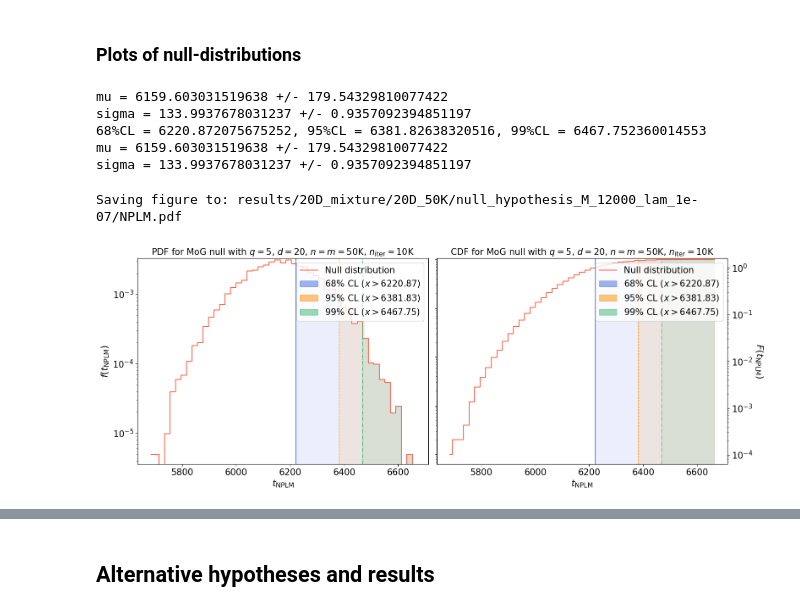
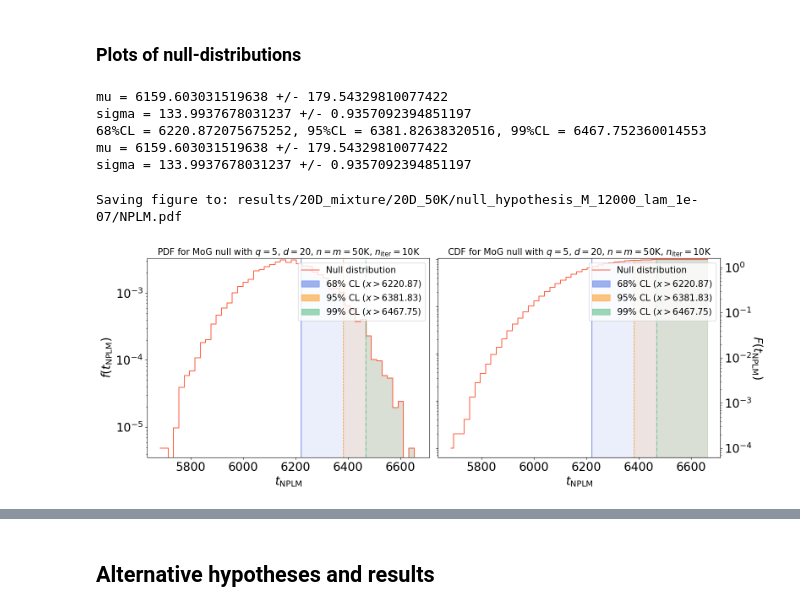
Before and after one commit to TwoSampleTests/NPLMMetrics, a Jupyter notebook: notebooks/Analysis_20D_mixture_50.ipynb, the cells around one changed output, grey strips where cells are left out. Drawn from its saved outputs; the diff is of its cells as text; code cells hidden in the pictures.

```diff
--- a/notebooks/Analysis_20D_mixture_50.ipynb
+++ b/notebooks/Analysis_20D_mixture_50.ipynb
@@ -463,11 +463,11 @@ ax[0].step(step_edges, step_counts, where='mid', linestyle='-', color = "tomato"
 current_ylim0 = ax[0].get_ylim()
 
 ax[0].set_yscale(scale)
-ax[0].set_xlabel(r"%s"%latex, fontsize=16)
-ax[0].set_ylabel(r"$f (t_{\mathrm{NPLM}})$", fontsize=16)
+ax[0].set_xlabel(r"%s"%latex, fontsize=20)
+ax[0].set_ylabel(r"$f (t_{\mathrm{NPLM}})$", fontsize=20)
 ax[0].set_title('PDF for MoG null with $q = '+str(ncomp)+'$, $d = '+str(ndims)+'$, $n=m='+str(int(nsamples/1000))+'$K, $n_{\mathrm{iter}} = '+str(int(niter/1000))+'$K', fontsize=15)
-ax[0].tick_params(axis='x', labelsize=15)  # Set x-axis tick label size
-ax[0].tick_params(axis='y', labelsize=15)  # Set y-axis tick label size
+ax[0].tick_params(axis='x', labelsize=20)  # Set x-axis tick label size
+ax[0].tick_params(axis='y', labelsize=20)  # Set y-axis tick label size
 
 for i, threshold in enumerate(thresholds):
     confidence_level, _, threshold_value = threshold
@@ -500,15 +500,15 @@ ax[1].tick_params(axis='y', left=False, labelleft=False)
 
 # Create a twin y-axis for ax[1] and place label on the right
 ax1_right = ax[1].twinx()
-ax1_right.set_ylabel(r"$F (t_{\mathrm{NPLM}})$", fontsize=16, rotation=270, labelpad=20)
-ax1_right.tick_params(axis='y', labelsize=15)
+ax1_right.set_ylabel(r"$F (t_{\mathrm{NPLM}})$", fontsize=20, rotation=270, labelpad=20)
+ax1_right.tick_params(axis='y', labelsize=20)
 ax1_right.set_yscale(scale)
 ax1_right.set_ylim(ax[1].get_ylim())  # ensure the y-limits match
 
-ax[1].set_xlabel(r"%s"%latex, fontsize=16)
+ax[1].set_xlabel(r"%s"%latex, fontsize=20)
 ax[1].set_title('CDF for MoG null with $q = '+str(ncomp)+'$, $d = '+str(ndims)+'$, $n=m='+str(int(nsamples/1000))+'$K, $n_{\mathrm{iter}} = '+str(int(niter/1000))+'$K', fontsize=15)
-ax[1].tick_params(axis='x', labelsize=15)  # Set x-axis tick label size
-ax[1].tick_params(axis='y', labelsize=15)  # Set y-axis tick label size
+ax[1].tick_params(axis='x', labelsize=20)  # Set x-axis tick label size
+ax[1].tick_params(axis='y', labelsize=20)  # Set y-axis tick label size
 
 for i, threshold in enumerate(thresholds):
     confidence_level, _, threshold_value = threshold
@@ -523,31 +523,31 @@ for i, threshold in enumerate(thresholds):
 
 ax[1].set_ylim(current_ylim1)
 #for i, threshold in enumerate(thresholds):
 #    confidence, _, value = threshold
 #    ax[1].axvline(x=value, color=colors[i], linestyle=dash_styles[i], alpha=1, label=f"{int(confidence_level * 100)} CL% ($x>{format(threshold_value,'.2f')}$)")
 
 legend1 = ax[1].legend(loc='upper right', fontsize=15)
 for handle in legend1.legendHandles[-3:]:
     handle.set_alpha(0.5)  # Set to desired alpha value
 
 plt.subplots_adjust(wspace=0.1)  # Adjust this value to your liking
 plt.tight_layout()
 print("Saving figure to:", figure_file)
 plt.savefig(figure_file)
 plt.show()
 plt.close()
 
 nplm_config.update({"null_figure": figure_file})
 
 end = timer()
 print("Time elapsed:", end-start, "seconds.")
 
 #GMetrics.utils.save_update_metrics_config(metrics_config = metrics_config, metrics_config_file = metrics_config_file) # type: ignore
 # %% [output]
 mu = 6159.603031519638 +/- 179.54329810077422
 sigma = 133.9937678031237 +/- 0.9357092394851197
 68%CL = 6220.872075675252, 95%CL = 6381.82638320516, 99%CL = 6467.752360014553
 mu = 6159.603031519638 +/- 179.54329810077422
 sigma = 133.9937678031237 +/- 0.9357092394851197
 Saving figure to: results/20D_mixture/20D_50K/null_hypothesis_M_12000_lam_1e-07/NPLM.pdf
-[figure, old version]
+[figure, new version]
```
Also changed, not shown: parts of 2 cells of this notebook, 1 other file.
